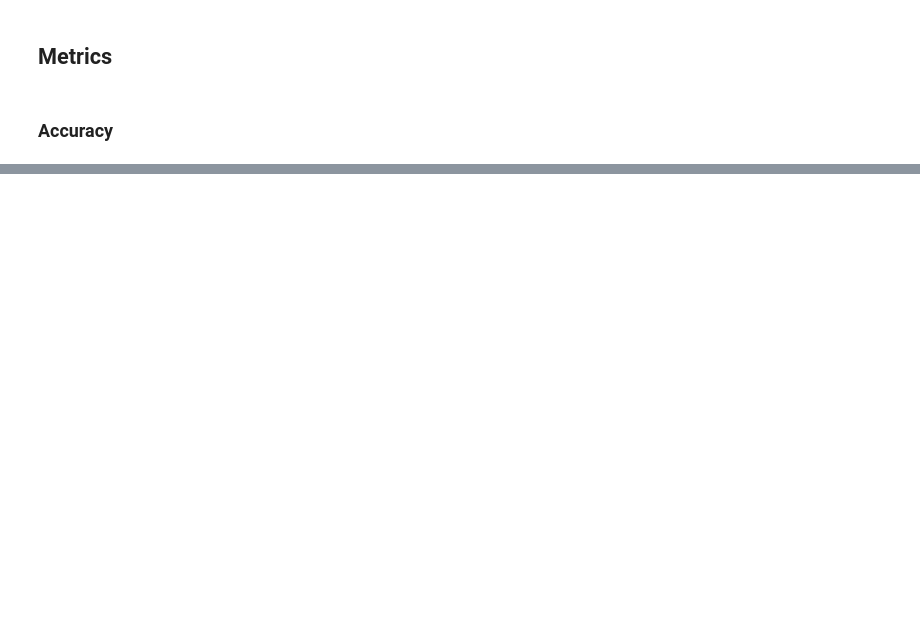
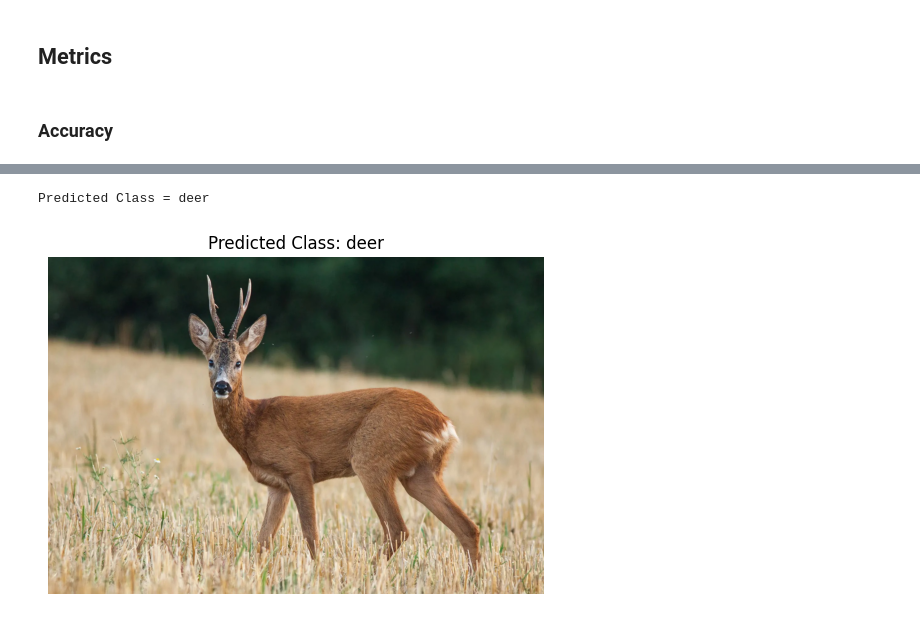
Before and after one commit to ancilcleetus/Foundations-of-Deep-Learning, a Jupyter notebook: 02-Convolutional-Neural-Networks/01_SimpleNN_pytorch.ipynb, the cells around one changed output, grey strips where cells are left out. Cells and saved outputs as stored; diff of their text form; code cells hidden in the pictures; blank space fills up the shorter version.

Commit message:
Added Inference on a test image

```diff
--- a/02-Convolutional-Neural-Networks/01_SimpleNN_pytorch.ipynb
+++ b/02-Convolutional-Neural-Networks/01_SimpleNN_pytorch.ipynb
@@ -358,0 +361,15 @@ plt.show()
+# %%
+from PIL import Image
+
+test_image_path = "/content/deer.jpg"
+
+# Load and preprocess the test image
+transform = transforms.Compose(
+    [
+        transforms.Resize((32, 32)),  # Resize to match CIFAR-10 image size
+        transforms.ToTensor(),  # Convert Image to PyTorch tensor
+        transforms.Normalize((0.5, 0.5, 0.5), (0.5, 0.5, 0.5)),  # Same as applied to CIFAR-10 dataset
+    ]
+)
+original_image = Image.open(test_image_path)
+image = transform(original_image).unsqueeze(0)  # Add a batch dimension (batch size of 1)
@@ -358,0 +401,15 @@ plt.show()
+# %%
+# Print results
+class_names = ['airplane', 'automobile', 'bird', 'cat', 'deer', 'dog', 'frog', 'horse', 'ship', 'truck']
+predicted_class_name = class_names[predicted_class_index]
+print(f"Predicted Class = {predicted_class_name}")
+# %% [output]
+Predicted Class = deer
+# %%
+# Plot the test image
+plt.imshow(original_image)
+plt.title(f'Predicted Class: {predicted_class_name}')
+plt.axis('off')  # Turn off axis labels
+plt.show()
+# %% [output]
+[figure, added]
```
Also changed, not shown: parts of 13 cells of this notebook, 1 other file.
